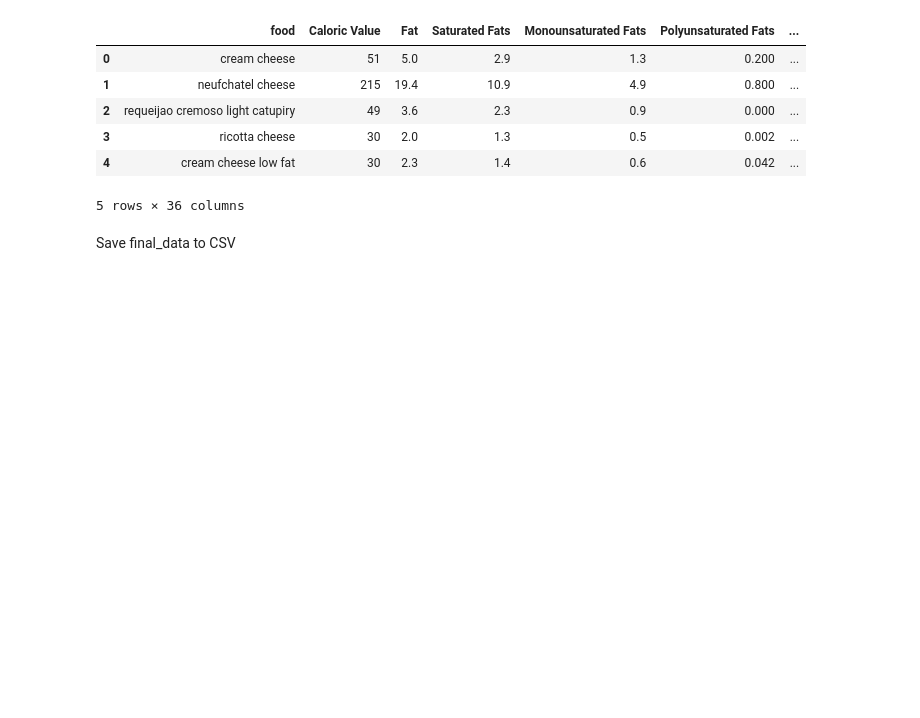
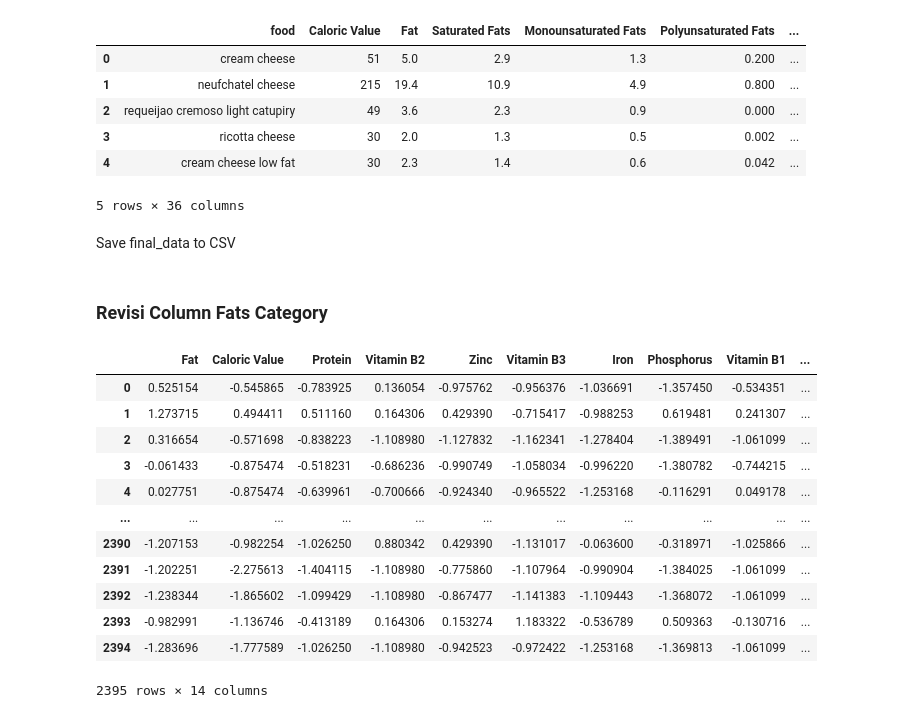
Before and after one commit to Keisokki/Machine-Learning, a Jupyter notebook: data-preparation.ipynb, the cells around one changed output. Cells and saved outputs as stored; diff of their text form; code cells hidden in the pictures; blank space fills up the shorter version.

Commit message:
Revise final_data with Fats category adjustment

```diff
--- a/data-preparation.ipynb
+++ b/data-preparation.ipynb
@@ -481,3 +493,22 @@ __path__modelling = "final_data.csv"
 
 # Save the final_data DataFrame to the specified path
 final_data.to_csv(__path__modelling, index=False)
+# %% [markdown]
+### Revisi Column **Fats Category**
+# %%
+final_data = pd.read_csv("final_data.csv").drop("Fats category", axis=1)
+final_data
+# %% [output]
+|  | Fat | Caloric Value | Protein | Vitamin B2 | Zinc | Vitamin B3 | Iron | Phosphorus | Vitamin B1 | ... |
+| 0 | 0.525154 | -0.545865 | -0.783925 | 0.136054 | -0.975762 | -0.956376 | -1.036691 | -1.357450 | -0.534351 | ... |
+| 1 | 1.273715 | 0.494411 | 0.511160 | 0.164306 | 0.429390 | -0.715417 | -0.988253 | 0.619481 | 0.241307 | ... |
+| 2 | 0.316654 | -0.571698 | -0.838223 | -1.108980 | -1.127832 | -1.162341 | -1.278404 | -1.389491 | -1.061099 | ... |
+| 3 | -0.061433 | -0.875474 | -0.518231 | -0.686236 | -0.990749 | -1.058034 | -0.996220 | -1.380782 | -0.744215 | ... |
+| 4 | 0.027751 | -0.875474 | -0.639961 | -0.700666 | -0.924340 | -0.965522 | -1.253168 | -0.116291 | 0.049178 | ... |
+| ... | ... | ... | ... | ... | ... | ... | ... | ... | ... | ... |
+| 2390 | -1.207153 | -0.982254 | -1.026250 | 0.880342 | 0.429390 | -1.131017 | -0.063600 | -0.318971 | -1.025866 | ... |
+| 2391 | -1.202251 | -2.275613 | -1.404115 | -1.108980 | -0.775860 | -1.107964 | -0.990904 | -1.384025 | -1.061099 | ... |
+| 2392 | -1.238344 | -1.865602 | -1.099429 | -1.108980 | -0.867477 | -1.141383 | -1.109443 | -1.368072 | -1.061099 | ... |
+| 2393 | -0.982991 | -1.136746 | -0.413189 | 0.164306 | 0.153274 | 1.183322 | -0.536789 | 0.509363 | -0.130716 | ... |
+| 2394 | -1.283696 | -1.777589 | -1.026250 | -1.108980 | -0.942523 | -0.972422 | -1.253168 | -1.369813 | -1.061099 | ... |
+2395 rows × 14 columns
```
Also changed, not shown: parts of 5 cells of this notebook.
